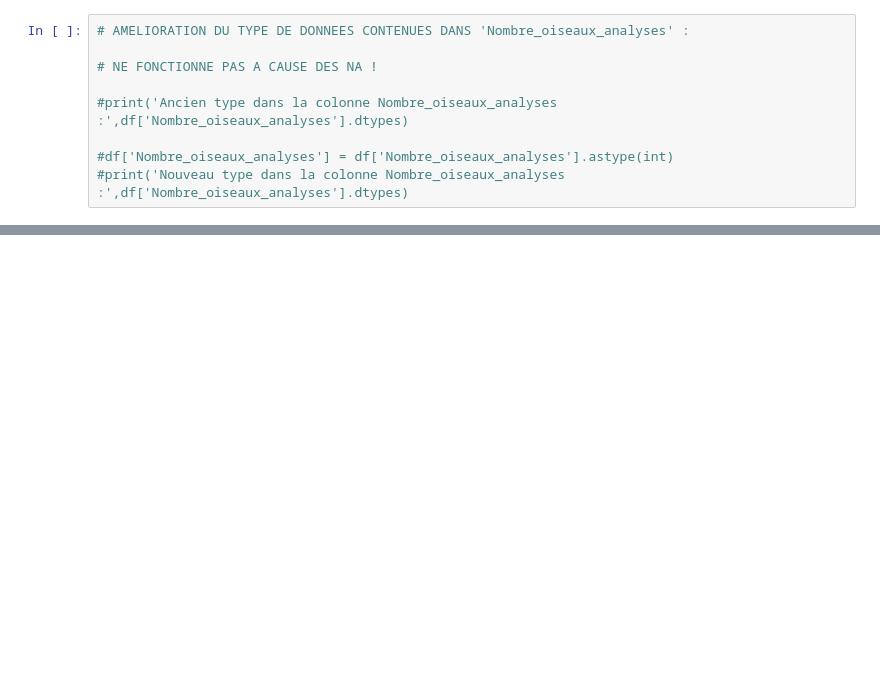
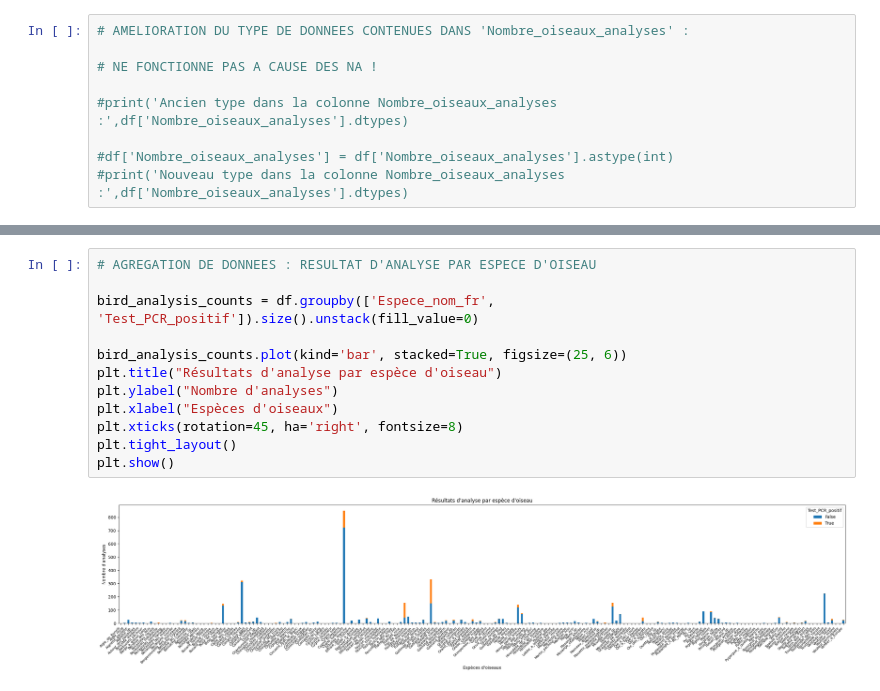
Before and after one commit to bavrillon/Avian-influenza, a Jupyter notebook: EDA.ipynb, the cells around one changed output, grey strips where cells are left out. Cells and saved outputs as stored; diff of their text form; blank space fills up the shorter version.

Commit message:
Création d'un graphique en barre empilée pour les résultats d'analyse par espèce d'oiseau et d'un boxplot pour visualiser la distribution du nombre d'échantillons d'oiseaux analysés

```diff
--- a/EDA.ipynb
+++ b/EDA.ipynb
@@ -151,3 +154,17 @@ df.head()
 | 3903 | False | Pelican_blanc | 2460 | Pelecanus_onocrotalus | Pelecanidae | 41198 | ... |
 | 3901 | False | Pigeon_biset | 3420 | Columba_livia | Columbidae | 31488 | ... |
 | 3892 | False | Pigeon_ramier | 3424 | Columba_palumbus | Columbidae | 7349 | ... |
+# %%
+# AGREGATION DE DONNEES : RESULTAT D'ANALYSE PAR ESPECE D'OISEAU
+
+bird_analysis_counts = df.groupby(['Espece_nom_fr', 'Test_PCR_positif']).size().unstack(fill_value=0)
+
+bird_analysis_counts.plot(kind='bar', stacked=True, figsize=(25, 6))
+plt.title("Résultats d'analyse par espèce d'oiseau")
+plt.ylabel("Nombre d'analyses")
+plt.xlabel("Espèces d'oiseaux")
+plt.xticks(rotation=45, ha='right', fontsize=8)
+plt.tight_layout()
+plt.show()
+# %% [output]
+[figure, added]
```
Also changed, not shown: parts of 4 cells of this notebook.
